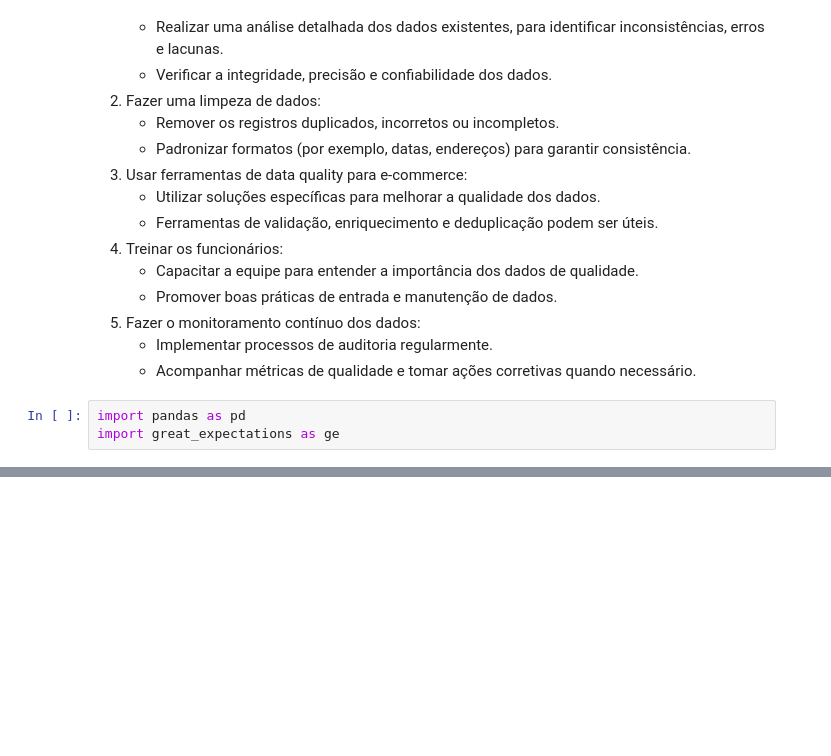
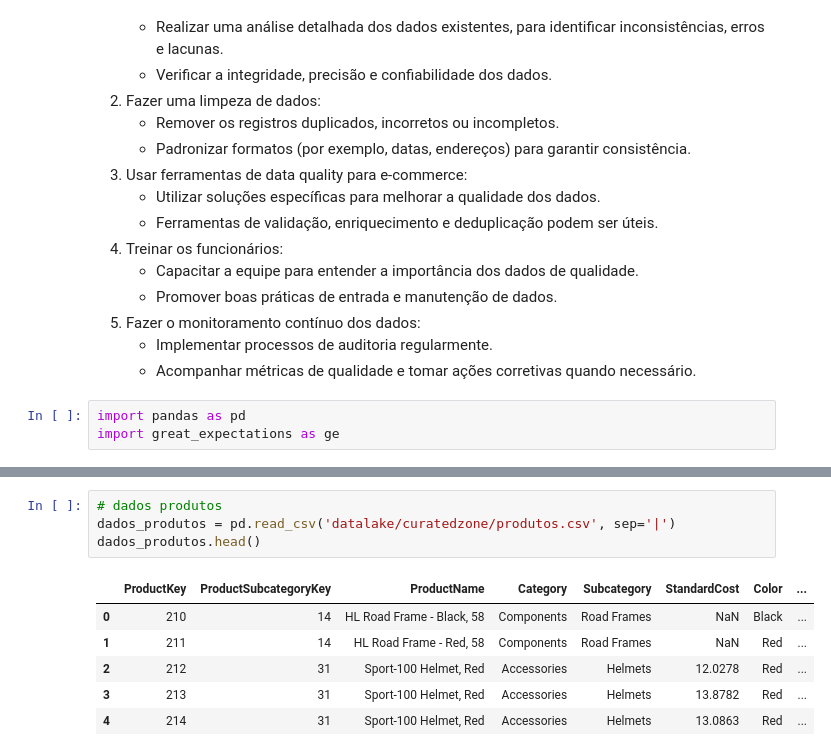
Before and after one commit to cglima/CASSIANA_BARRETO_DDF_TECH_032024, a Jupyter notebook: quality-date.ipynb, the cells around one changed output, grey strips where cells are left out. Saved outputs shown, nothing was run; the diff lists cells and outputs as text; blank space fills up the shorter version.

```diff
--- a/quality-date.ipynb
+++ b/quality-date.ipynb
@@ -120,0 +137,11 @@ check_dados.
+# %%
+# dados produtos
+dados_produtos = pd.read_csv('datalake/curatedzone/produtos.csv', sep='|')
+dados_produtos.head()
+# %% [output]
+|  | ProductKey | ProductSubcategoryKey | ProductName | Category | Subcategory | StandardCost | Color | ... |
+| 0 | 210 | 14 | HL Road Frame - Black, 58 | Components | Road Frames | NaN | Black | ... |
+| 1 | 211 | 14 | HL Road Frame - Red, 58 | Components | Road Frames | NaN | Red | ... |
+| 2 | 212 | 31 | Sport-100 Helmet, Red | Accessories | Helmets | 12.0278 | Red | ... |
+| 3 | 213 | 31 | Sport-100 Helmet, Red | Accessories | Helmets | 13.8782 | Red | ... |
+| 4 | 214 | 31 | Sport-100 Helmet, Red | Accessories | Helmets | 13.0863 | Red | ... |
```
Also changed, not shown: parts of 22 cells of this notebook.
